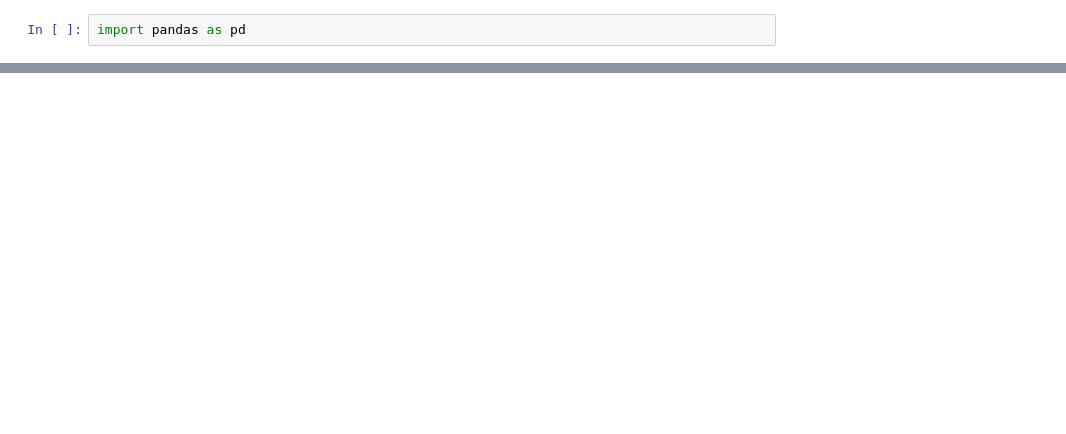
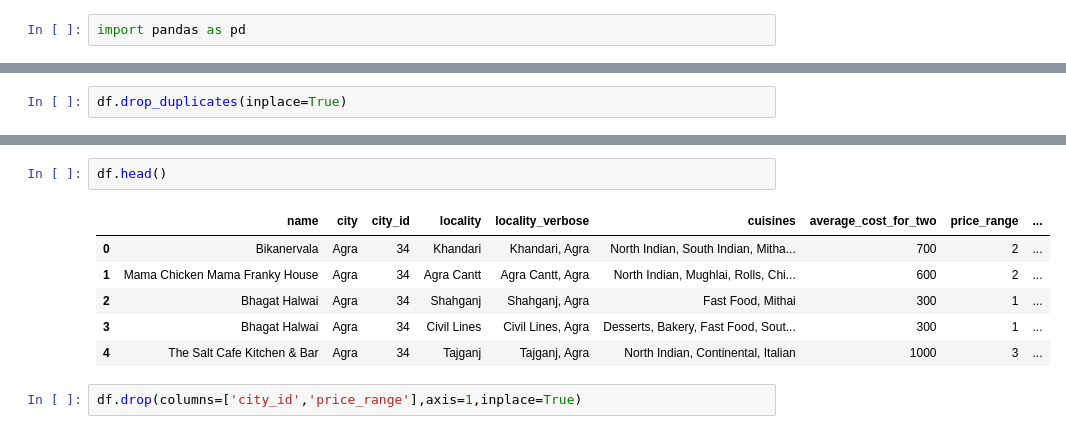
Before and after one commit to ikuchbhi/CSF415-Popular-Dishes-Finder, a Jupyter notebook: preprocessing/exec.ipynb, the cells around one changed output, grey strips where cells are left out. Cells and saved outputs as stored; diff of their text form; blank space fills up the shorter version.

```diff
--- a/preprocessing/exec.ipynb
+++ b/preprocessing/exec.ipynb
@@ -12,0 +57,2 @@ df.head()
+# %%
+df.drop_duplicates(inplace=True)
@@ -12,0 +81,11 @@ df.head()
+# %%
+df.head()
+# %% [output]
+|  | name | city | city_id | locality | locality_verbose | cuisines | average_cost_for_two | price_range | ... |
+| 0 | Bikanervala | Agra | 34 | Khandari | Khandari, Agra | North Indian, South Indian, Mitha... | 700 | 2 | ... |
+| 1 | Mama Chicken Mama Franky House | Agra | 34 | Agra Cantt | Agra Cantt, Agra | North Indian, Mughlai, Rolls, Chi... | 600 | 2 | ... |
+| 2 | Bhagat Halwai | Agra | 34 | Shahganj | Shahganj, Agra | Fast Food, Mithai | 300 | 1 | ... |
+| 3 | Bhagat Halwai | Agra | 34 | Civil Lines | Civil Lines, Agra | Desserts, Bakery, Fast Food, Sout... | 300 | 1 | ... |
+| 4 | The Salt Cafe Kitchen & Bar | Agra | 34 | Tajganj | Tajganj, Agra | North Indian, Continental, Italian | 1000 | 3 | ... |
+# %%
+df.drop(columns=['city_id','price_range'],axis=1,inplace=True)
```
Also changed, not shown: parts of 13 cells of this notebook, 1 other file.
